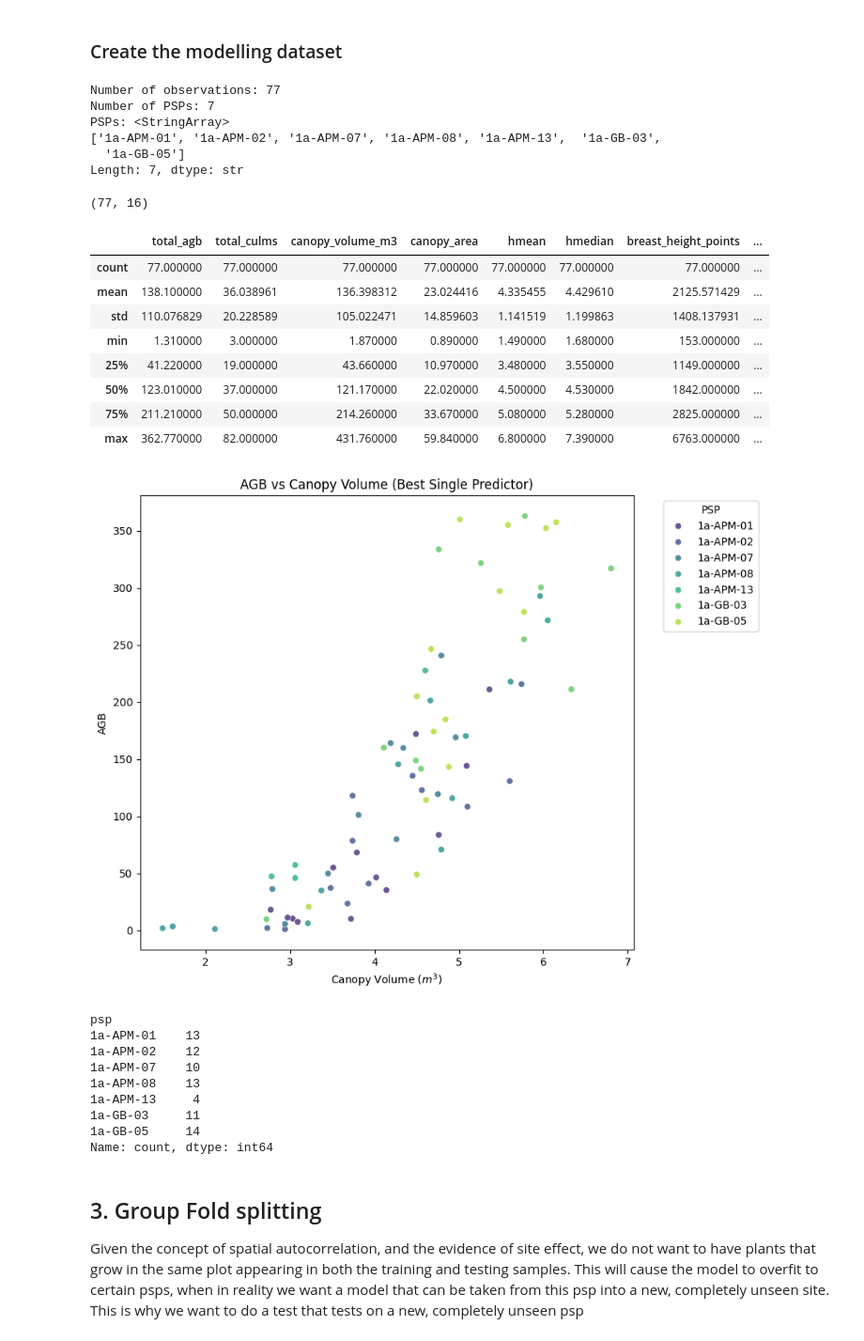
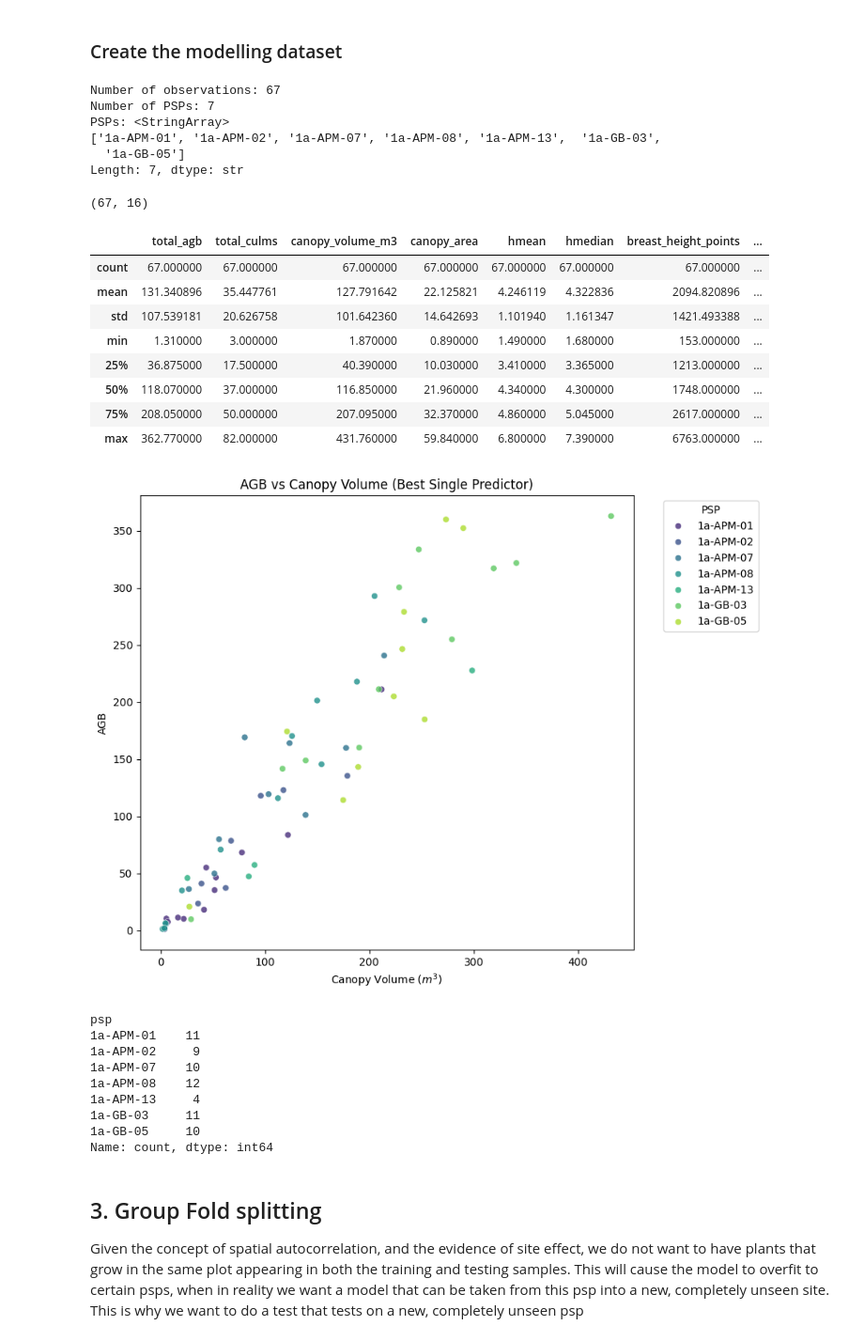
Before and after one commit to acreinsightsltd-terp/ECOPLANET-BIOMASS-MODELLING, a Jupyter notebook: 04_SCRIPTS/MODELLING/modelling.ipynb, the cells around one changed output. Shown at 94% size. Drawn from its saved outputs; the diff is of its cells as text; code cells hidden in the pictures.

```diff
--- a/04_SCRIPTS/MODELLING/modelling.ipynb
+++ b/04_SCRIPTS/MODELLING/modelling.ipynb
@@ -150,16 +150,17 @@ model_df = model_df[~((model_df['psp'] == target_plot) & (model_df['date_of_coll
 #list of clumps to exclude from the modelling
 # Define a list of (psp, clump_id) tuples that you want to exclude
 exclusions = [
-    ('1a-APM-01', 'CLUMP #1'), #PSP APM 01
-    ('1a-APM-02', 'CLUMP #15'), ('1a-APM-02', 'CLUMP #14'), ('1a-APM-02', 'CLUMP #12'), ('1a-APM-02', 'CLUMP #13'), ('1a-APM-02', 'CLUMP #2'), #PSP APM 02
+    ('1a-APM-01', 'CLUMP #1'), ('1a-APM-01', 'CLUMP #2'),#PSP APM 01
+    ('1a-APM-08', 'CLUMP #14'), #PSP APM 08
+    ('1a-APM-02', 'CLUMP #15'), ('1a-APM-02', 'CLUMP #14'), ('1a-APM-02', 'CLUMP #12'), ('1a-APM-02', 'CLUMP #13'), #PSP APM 02
     ('1a-APM-07', 'CLUMP #15'), #PSP APM 07
-    ('1a-GB-05', 'CLUMP #12'), ('1a-GB-05', 'CLUMP #13') #PSP GB 05
+    ('1a-GB-05', 'CLUMP #12'), ('1a-GB-05', 'CLUMP #13'), ('1a-GB-05', 'CLUMP #5'), ('1a-GB-05', 'CLUMP #6') #PSP GB 05
 ]
 
 # Create a multi-column series from the dataframe and check against the exclusion tuples
 # We use .to_numpy() to avoid index alignment conflicts during the .isin() check
-# is_excluded = model_df[['psp', 'clump_id']].apply(tuple, axis=1).isin(exclusions)
-# model_df = model_df[~is_excluded]
+is_excluded = model_df[['psp', 'clump_id']].apply(tuple, axis=1).isin(exclusions)
+model_df = model_df[~is_excluded]
 
 # Required columns
 model_df = model_df[
@@ -188,7 +189,7 @@ print("Number of observations:", len(model_df))
 print("Number of PSPs:", model_df["psp"].nunique())
 print("PSPs:", model_df["psp"].unique())
 # %% [output]
-Number of observations: 77
+Number of observations: 67
 Number of PSPs: 7
 PSPs: <StringArray>
 ['1a-APM-01', '1a-APM-02', '1a-APM-07', '1a-APM-08', '1a-APM-13',  '1a-GB-03',
@@ -197,42 +198,42 @@ Length: 7, dtype: str
 # %%
 model_df.shape
 # %% [output]
-(77, 16)
+(67, 16)
 # %%
 model_df.describe()
 # %% [output]
 |  | total_agb | total_culms | canopy_volume_m3 | canopy_area | hmean | hmedian | breast_height_points | ... |
-| count | 77.000000 | 77.000000 | 77.000000 | 77.000000 | 77.000000 | 77.000000 | 77.000000 | ... |
-| mean | 138.100000 | 36.038961 | 136.398312 | 23.024416 | 4.335455 | 4.429610 | 2125.571429 | ... |
-| std | 110.076829 | 20.228589 | 105.022471 | 14.859603 | 1.141519 | 1.199863 | 1408.137931 | ... |
+| count | 67.000000 | 67.000000 | 67.000000 | 67.000000 | 67.000000 | 67.000000 | 67.000000 | ... |
+| mean | 131.340896 | 35.447761 | 127.791642 | 22.125821 | 4.246119 | 4.322836 | 2094.820896 | ... |
+| std | 107.539181 | 20.626758 | 101.642360 | 14.642693 | 1.101940 | 1.161347 | 1421.493388 | ... |
 | min | 1.310000 | 3.000000 | 1.870000 | 0.890000 | 1.490000 | 1.680000 | 153.000000 | ... |
-| 25% | 41.220000 | 19.000000 | 43.660000 | 10.970000 | 3.480000 | 3.550000 | 1149.000000 | ... |
-| 50% | 123.010000 | 37.000000 | 121.170000 | 22.020000 | 4.500000 | 4.530000 | 1842.000000 | ... |
-| 75% | 211.210000 | 50.000000 | 214.260000 | 33.670000 | 5.080000 | 5.280000 | 2825.000000 | ... |
+| 25% | 36.875000 | 17.500000 | 40.390000 | 10.030000 | 3.410000 | 3.365000 | 1213.000000 | ... |
+| 50% | 118.070000 | 37.000000 | 116.850000 | 21.960000 | 4.340000 | 4.300000 | 1748.000000 | ... |
+| 75% | 208.050000 | 50.000000 | 207.095000 | 32.370000 | 4.860000 | 5.045000 | 2617.000000 | ... |
 | max | 362.770000 | 82.000000 | 431.760000 | 59.840000 | 6.800000 | 7.390000 | 6763.000000 | ... |
 # %%
 #plotting agb against our best single predictor
 plt.figure(figsize=(9, 7))
 
 sns.scatterplot(
-    x='hmean',
+    x='canopy_volume_m3',
     y='total_agb',
     hue='psp',
     data=model_df,
     palette='viridis',
     alpha=0.8
 )
 
 plt.xlabel('Canopy Volume ($m^3$)')
 plt.ylabel('AGB')
 plt.title('AGB vs Canopy Volume (Best Single Predictor)')
 
 plt.legend(title='PSP', bbox_to_anchor=(1.05, 1), loc='upper left')
 
 plt.tight_layout()
 plt.show()
 # %% [output]
-[figure, old version]
+[figure, new version]
 # %%
 print(
     model_df["psp"]
@@ -241,13 +242,13 @@ print(
 )
 # %% [output]
 psp
-1a-APM-01    13
-1a-APM-02    12
+1a-APM-01    11
+1a-APM-02     9
 1a-APM-07    10
-1a-APM-08    13
+1a-APM-08    12
 1a-APM-13     4
 1a-GB-03     11
-1a-GB-05     14
+1a-GB-05     10
 Name: count, dtype: int64
 # %% [markdown]
 ## 3. Group Fold splitting
```
Also changed, not shown: parts of 64 cells of this notebook, 8 other files.
